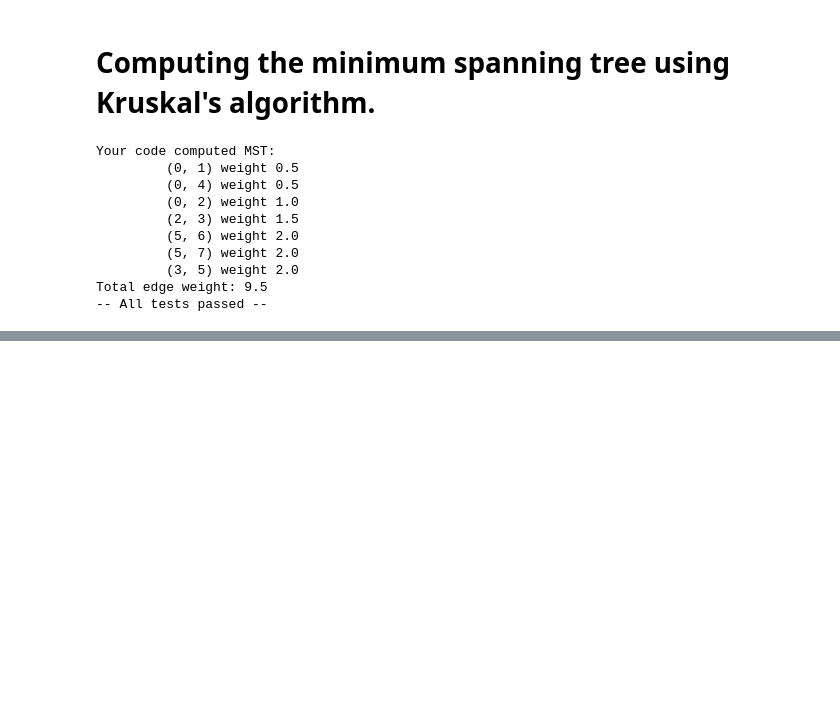
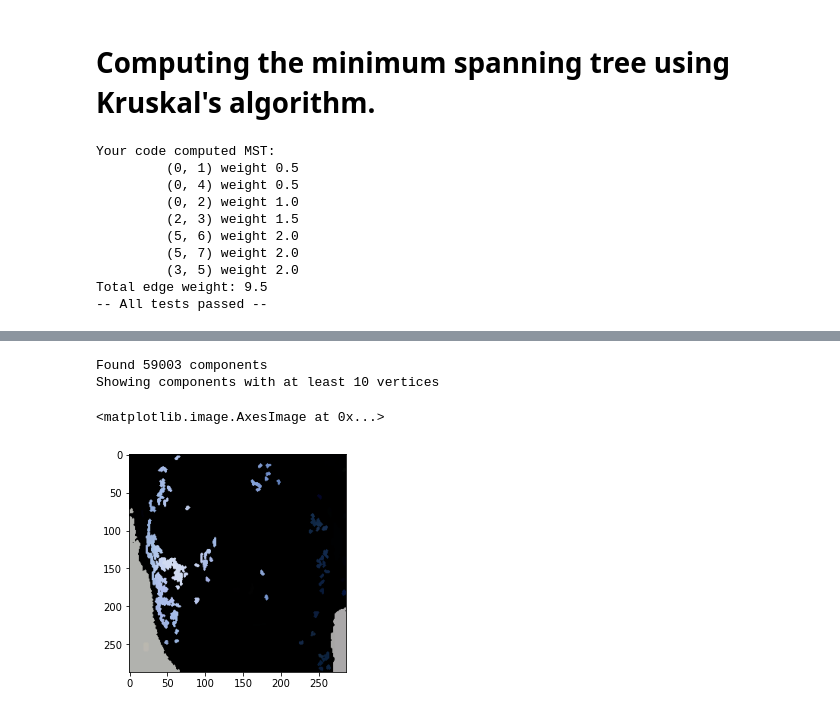
Before and after one commit to Ritesh7766/Trees-and-Graphs, a Jupyter notebook: Union-FInd-DS.ipynb, the cells around one changed output, grey strips where cells are left out. Saved outputs shown, nothing was run; the diff lists cells and outputs as text; code cells hidden in the pictures; blank space fills up the shorter version.

```diff
--- a/Union-FInd-DS.ipynb
+++ b/Union-FInd-DS.ipynb
@@ -248,0 +358,12 @@ Total edge weight: 9.5
+# %%
+W0 = 0.02* max_mst_edge_weight[2]
+res = compute_scc(g, W0)
+print(f'Found {len(res)} components')
+print('Showing components with at least 10 vertices')
+new_img= visualize_components(img, g, res)
+plt.imshow(new_img)
+# %% [output]
+Found 59003 components
+Showing components with at least 10 vertices
+<matplotlib.image.AxesImage at 0x...>
+[figure, added]
```
Also changed, not shown: parts of 17 cells of this notebook, 1 other file.
